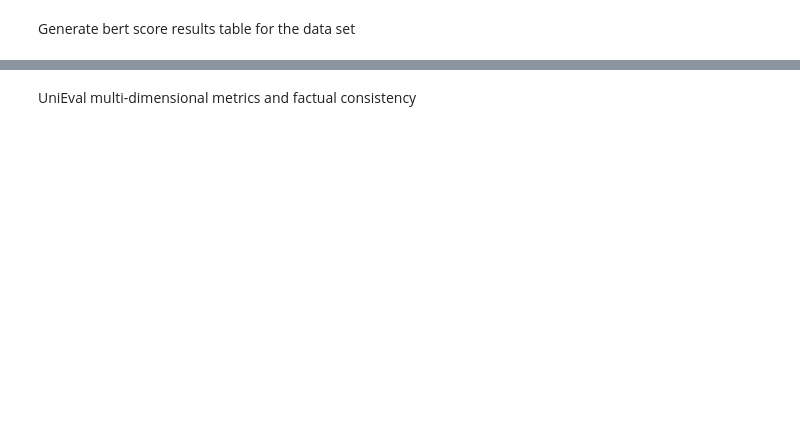
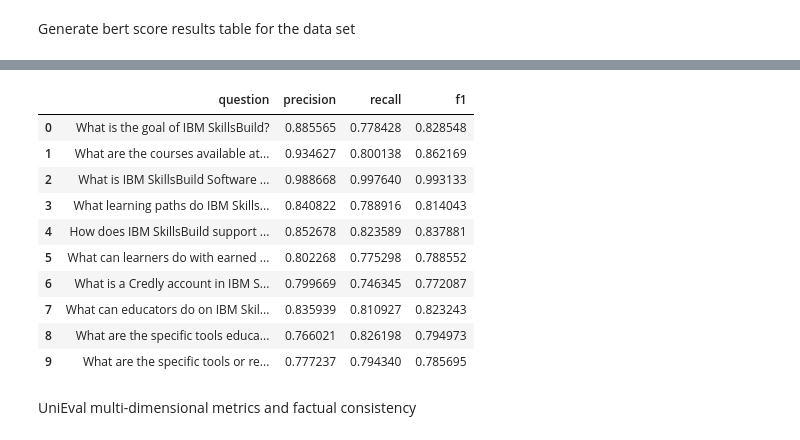
Before and after one commit to huishingchong/agile_llm, a Jupyter notebook: pipeline.ipynb, the cells around one changed output, grey strips where cells are left out. Drawn from its saved outputs; the diff is of its cells as text; code cells hidden in the pictures; blank space fills up the shorter version.

```diff
--- a/pipeline.ipynb
+++ b/pipeline.ipynb
@@ -353,3 +402,17 @@ generate_bert_results_table(rag_data_skills_build)
+# %%
+generate_bert_results_table(rag_retrieval)
+# %% [output]
+|  | question | precision | recall | f1 |
+| 0 | What is the goal of IBM SkillsBuild? | 0.885565 | 0.778428 | 0.828548 |
+| 1 | What are the courses available at... | 0.934627 | 0.800138 | 0.862169 |
+| 2 | What is IBM SkillsBuild Software ... | 0.988668 | 0.997640 | 0.993133 |
+| 3 | What learning paths do IBM Skills... | 0.840822 | 0.788916 | 0.814043 |
+| 4 | How does IBM SkillsBuild support ... | 0.852678 | 0.823589 | 0.837881 |
+| 5 | What can learners do with earned ... | 0.802268 | 0.775298 | 0.788552 |
+| 6 | What is a Credly account in IBM S... | 0.799669 | 0.746345 | 0.772087 |
+| 7 | What can educators do on IBM Skil... | 0.835939 | 0.810927 | 0.823243 |
+| 8 | What are the specific tools educa... | 0.766021 | 0.826198 | 0.794973 |
+| 9 | What are the specific tools or re... | 0.777237 | 0.794340 | 0.785695 |
 # %% [markdown]
 UniEval multi-dimensional metrics and factual consistency
 # %%
```
Also changed, not shown: parts of 19 cells of this notebook.
